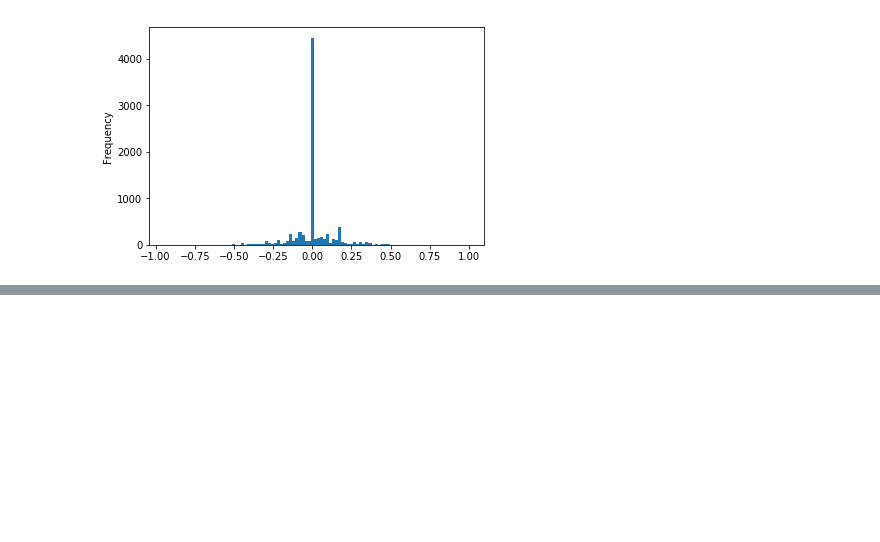
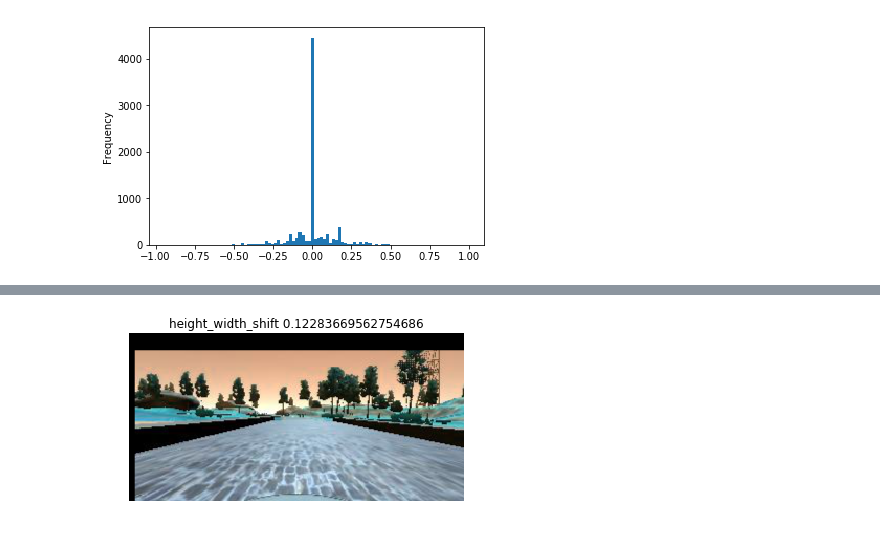
Before and after one commit to kaiulrich/kulrich_CarND-Behavioral-Cloning-P3, a Jupyter notebook: CarND-Behavioral-Cloning-P3.ipynb, the cells around one changed output, grey strips where cells are left out. Cells and saved outputs as stored; diff of their text form; code cells hidden in the pictures; blank space fills up the shorter version.

```diff
--- a/CarND-Behavioral-Cloning-P3.ipynb
+++ b/CarND-Behavioral-Cloning-P3.ipynb
@@ -99,0 +112,22 @@ showImage(image, 'fliped ')
+# %%
+WIDTH_SHIFT_RANGE = 100
+HEIGHT_SHIFT_RANGE = 40
+
+def height_width_shift(img, steering_angle):
+    rows, cols, channels = img.shape
+
+    # Translation
+    tx = WIDTH_SHIFT_RANGE * np.random.uniform() - WIDTH_SHIFT_RANGE / 2
+    ty = HEIGHT_SHIFT_RANGE * np.random.uniform() - HEIGHT_SHIFT_RANGE / 2
+    steering_angle = steering_angle + tx / WIDTH_SHIFT_RANGE * 2 * .2
+
+    transform_matrix = np.float32([[1, 0, tx],
+                                   [0, 1, ty]])
+
+    translated_image = cv2.warpAffine(img, transform_matrix, (cols, rows))
+    return translated_image, steering_angle
+
+translated_image, steering_angle = height_width_shift(image, 0.1)
+showImage(translated_image, 'height_width_shift ' + str(steering_angle))
+# %% [output]
+[figure, added]
```
Also changed, not shown: parts of 17 cells of this notebook, 2 other files.
